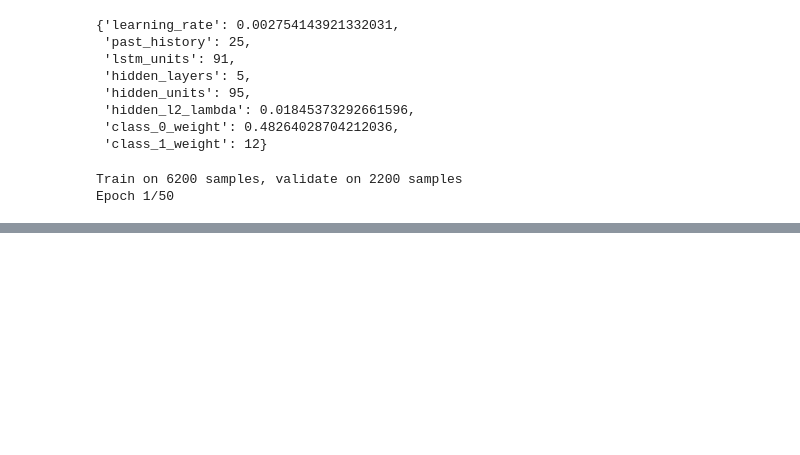
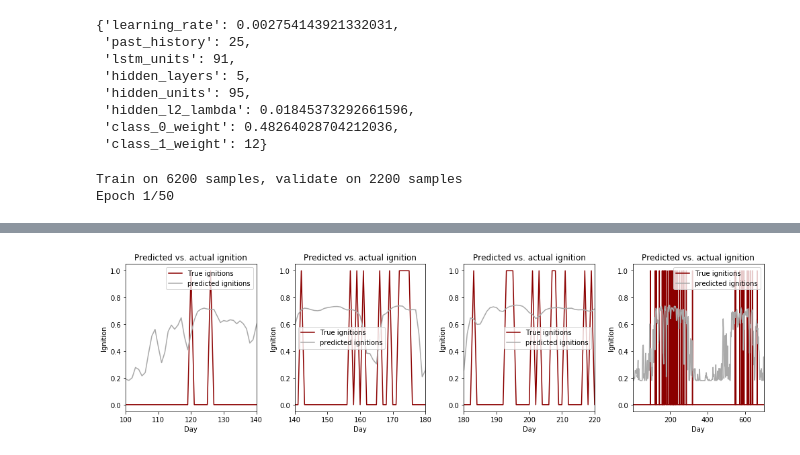
Before and after one commit to aristyogresearch/wildfire, a Jupyter notebook: notebooks/keras_LSTM_skopt_one_spatial_bin.ipynb, the cells around one changed output, grey strips where cells are left out. Saved outputs shown, nothing was run; the diff lists cells and outputs as text; code cells hidden in the pictures; blank space fills up the shorter version.

```diff
--- a/notebooks/keras_LSTM_skopt_one_spatial_bin.ipynb
+++ b/notebooks/keras_LSTM_skopt_one_spatial_bin.ipynb
@@ -824,3 +827,100 @@ plot_metrics(history)
+# %%
+predictions = model.predict(x_train)
+# %%
+import matplotlib.pyplot as plt
+%matplotlib inline
+
+plt.subplots(1,3,figsize=(14,4))
+
+plt.subplot(1, 4, 1)
+
+plt.plot(
+    range(len(y_train)),
+    y_train,
+    color = "darkred",
+    label ='True ignitions'
+)
+plt.plot(
+    range(len(y_train)),
+    predictions,
+    color = "darkgray",
+    label ='predicted ignitions'
+)
+
+plt.xlabel('Day')
+plt.ylabel('Ignition')
+plt.title('Predicted vs. actual ignition')
+plt.legend()
+plt.xlim(100,140)
+
+plt.subplot(1, 4, 2)
+
+plt.plot(
+    range(len(y_train)),
+    y_train,
+    color = "darkred",
+    label ='True ignitions'
+)
+plt.plot(
+    range(len(y_train)),
+    predictions,
+    color = "darkgray",
+    label = 'predicted ignitions'
+)
+
+plt.xlabel('Day')
+plt.ylabel('Ignition')
+plt.title('Predicted vs. actual ignition')
+plt.legend()
+plt.xlim(140,180)
+
+plt.subplot(1, 4, 3)
+
+plt.plot(
+    range(len(y_train)),
+    y_train,
+    color = "darkred",
+    label ='True ignitions'
+)
+plt.plot(
+    range(len(y_train)),
+    predictions,
+    color = "darkgray",
+    label ='predicted ignitions'
+)
+
+plt.xlabel('Day')
+plt.ylabel('Ignition')
+plt.title('Predicted vs. actual ignition')
+plt.legend()
+plt.xlim(180,220)
+
+plt.subplot(1, 4, 4)
+
+plt.plot(
+    range(len(y_train)),
+    y_train,
+    color = "darkred",
+    label = 'True ignitions'
+)
+plt.plot(
+    range(len(y_train)),
+    predictions,
+    color = "darkgray",
+    label = 'predicted ignitions'
+)
+
+plt.xlabel('Day')
+plt.ylabel('Ignition')
+plt.title('Predicted vs. actual ignition')
+plt.legend()
+plt.xlim(1,700)
+
+plt.tight_layout()
+plt.savefig('../figures/single_LSTM_training_predictions.png', bbox_inches='tight')
+plt.show()
+# %% [output]
+[figure, added]
 # %%
 x_testing, y_testing = multivariate_data(
     test_data,
```
Also changed, not shown: parts of 4 cells of this notebook, 9 other files.
